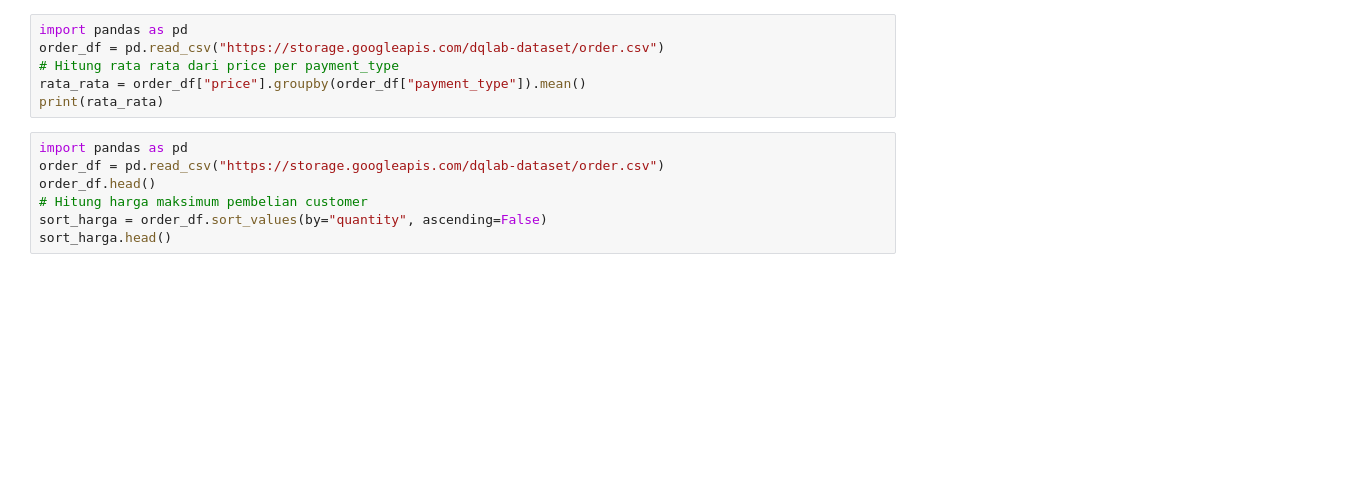
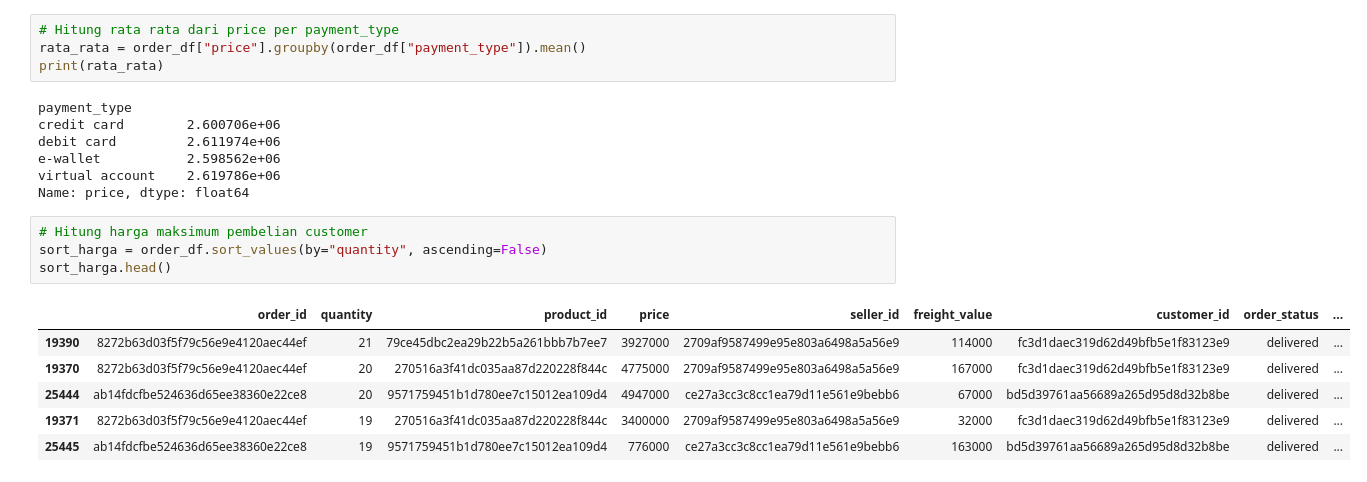
Before and after one commit to ArdiansyahIhsan/Data-Manipulation-with-Pandas, a Jupyter notebook: data_exploratory.ipynb, the cells around one changed output. Cells and saved outputs as stored; diff of their text form; blank space fills up the shorter version.

```diff
--- a/data_exploratory.ipynb
+++ b/data_exploratory.ipynb
@@ -43,14 +89,23 @@ print(order_df)
 # %%
-import pandas as pd
-order_df = pd.read_csv("https://storage.googleapis.com/dqlab-dataset/order.csv")
 # Hitung rata rata dari price per payment_type
 rata_rata = order_df["price"].groupby(order_df["payment_type"]).mean()
 print(rata_rata)
+# %% [output]
+payment_type
+credit card        2.600706e+06
+debit card         2.611974e+06
+e-wallet           2.598562e+06
+virtual account    2.619786e+06
+Name: price, dtype: float64
 # %%
-import pandas as pd
-order_df = pd.read_csv("https://storage.googleapis.com/dqlab-dataset/order.csv")
-order_df.head()
 # Hitung harga maksimum pembelian customer
 sort_harga = order_df.sort_values(by="quantity", ascending=False)
 sort_harga.head()
+# %% [output]
+|  | order_id | quantity | product_id | price | seller_id | freight_value | customer_id | order_status | ... |
+| 19390 | 8272b63d03f5f79c56e9e4120aec44ef | 21 | 79ce45dbc2ea29b22b5a261bbb7b7ee7 | 3927000 | 2709af9587499e95e803a6498a5a56e9 | 114000 | fc3d1daec319d62d49bfb5e1f83123e9 | delivered | ... |
+| 19370 | 8272b63d03f5f79c56e9e4120aec44ef | 20 | 270516a3f41dc035aa87d220228f844c | 4775000 | 2709af9587499e95e803a6498a5a56e9 | 167000 | fc3d1daec319d62d49bfb5e1f83123e9 | delivered | ... |
+| 25444 | ab14fdcfbe524636d65ee38360e22ce8 | 20 | 9571759451b1d780ee7c15012ea109d4 | 4947000 | ce27a3cc3c8cc1ea79d11e561e9bebb6 | 67000 | bd5d39761aa56689a265d95d8d32b8be | delivered | ... |
+| 19371 | 8272b63d03f5f79c56e9e4120aec44ef | 19 | 270516a3f41dc035aa87d220228f844c | 3400000 | 2709af9587499e95e803a6498a5a56e9 | 32000 | fc3d1daec319d62d49bfb5e1f83123e9 | delivered | ... |
+| 25445 | ab14fdcfbe524636d65ee38360e22ce8 | 19 | 9571759451b1d780ee7c15012ea109d4 | 776000 | ce27a3cc3c8cc1ea79d11e561e9bebb6 | 163000 | bd5d39761aa56689a265d95d8d32b8be | delivered | ... |
 # %%
```
Also changed, not shown: parts of 7 cells of this notebook, 16 other files.
